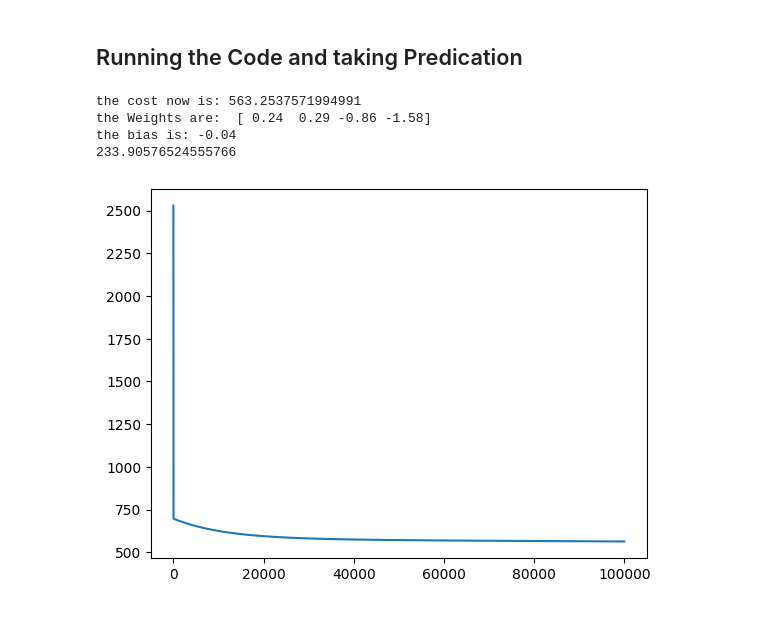
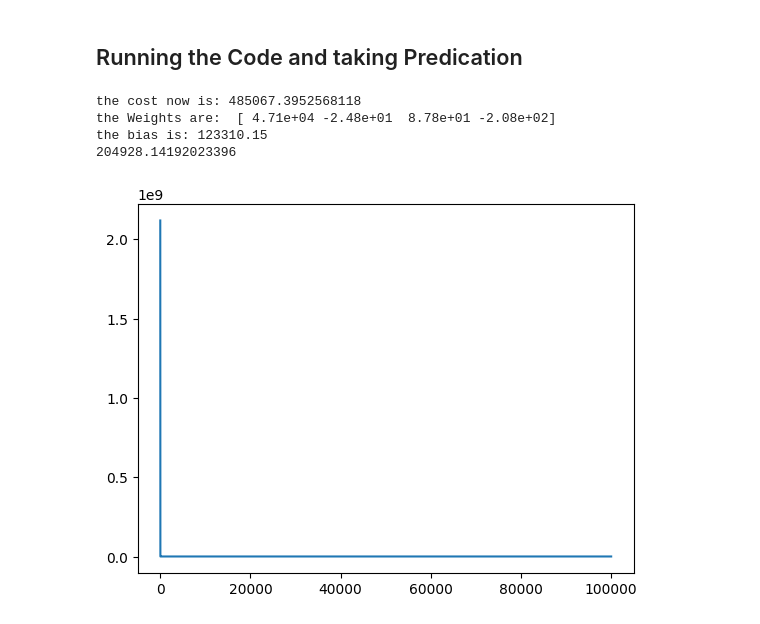
Before and after one commit to MhdYa9/Machine_Learning_Notebook, a Jupyter notebook: RegressionWithMutipleVariables.ipynb, the cells around one changed output. Saved outputs shown, nothing was run; the diff lists cells and outputs as text; code cells hidden in the pictures.

Commit message:
added visualization to my code

```diff
--- a/RegressionWithMutipleVariables.ipynb
+++ b/RegressionWithMutipleVariables.ipynb
@@ -67,7 +74,7 @@ def predict(W,b,X_record):
     Returns:
       p (scalar):  prediction
     """
-    return np.dot(W,X_record) + b
+    return np.dot(X_record,W) + b
 # %% [markdown]
 <a name="toc_15456_4"></a>
 # Compute Cost With Multiple Variables
@@ -277,32 +284,32 @@ def gradient_descent_algorithm(X_Training,y_training):
     number_of_features = X_Training.shape[1]
     Init_W = np.full(number_of_features,0)
     init_b = 0.
-    alpha = 5.0e-7
+    alpha = 5.0e-1 #if you normalize data you must choose smaller learning rate
     times = 100000
     return gradient_descent(Init_W,init_b,alpha,times,X_Training,y_training)
 # %% [markdown]
 ## Running the Code and taking Predication
 # %%
-num_samples = 10000 ; num_features = 4
+num_samples = 100 ; num_features = 4
 
-#x_train, y_train = generate_dataset(num_samples,num_features)
-x_train = np.array([[2104, 5, 1, 45], [1416, 3, 2, 40], [852, 2, 1, 35]])
-y_train = np.array([460, 232, 178])
+x_train, y_train = generate_dataset(num_samples,num_features)
+#x_train = np.array([[2104, 5, 1, 45], [1416, 3, 2, 40], [852, 2, 1, 35]])
+#y_train = np.array([460, 232, 178])
 
-#x_train = mean_normalization(x_train)
+x_train = z_scoring(x_train)
 
 W,b = gradient_descent_algorithm(x_train,y_train)
 
 x_sample = np.array([1000,2,3,4])
-#x_sample = mean_normalization(x_sample)
+x_sample = z_scoring(x_sample)
 print(f"the cost now is: {J(W,b,x_train,y_train)}")
 
 print("the Weights are: ",W)
 print(f"the bias is: {b:0.2f}")
 print(predict(W,b,x_sample))
 # %% [output]
-the cost now is: 563.2537571994991
-the Weights are:  [ 0.24  0.29 -0.86 -1.58]
-the bias is: -0.04
-233.90576524555766
+the cost now is: 485067.3952568118
+the Weights are:  [ 4.71e+04 -2.48e+01  8.78e+01 -2.08e+02]
+the bias is: 123310.15
+204928.14192023396
-[figure, old version]
+[figure, new version]
```
Also changed, not shown: parts of 3 cells of this notebook.
